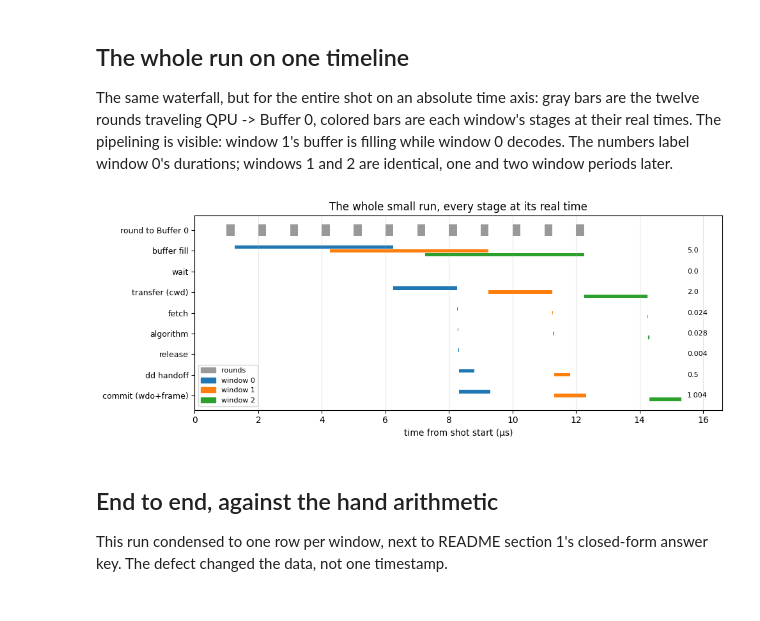
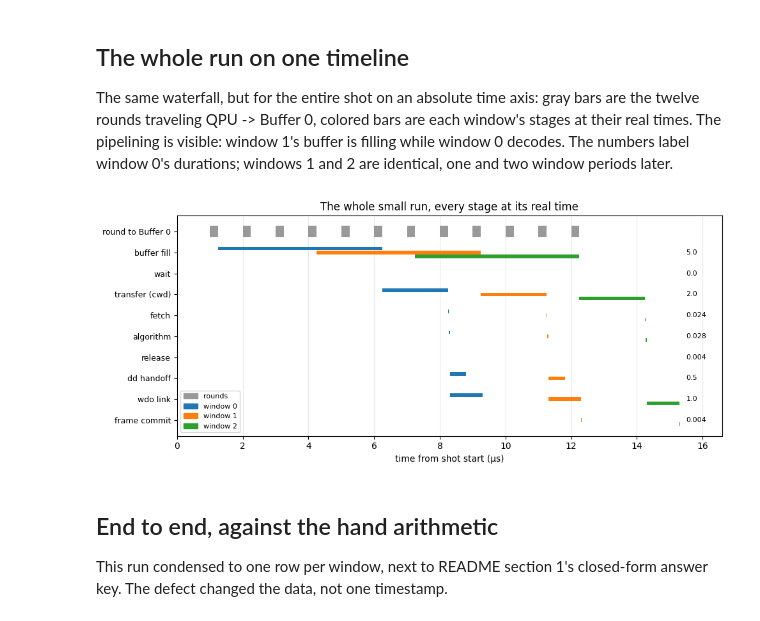
Before and after one commit to Subashkatel/decsim, a Jupyter notebook: guide/walkthrough/small_run.ipynb, the cells around one changed output. Cells and saved outputs as stored; diff of their text form; code cells hidden in the pictures.

Commit message:
guide: wdo link and frame commit as separate stages in every breakdown; background grids

```diff
--- a/guide/walkthrough/small_run.ipynb
+++ b/guide/walkthrough/small_run.ipynb
@@ -568,10 +570,10 @@ window 0's durations; windows 1 and 2 are identical, one and two window
 periods later.
 # %%
 ROWS = ("round to Buffer 0", "buffer fill", "wait", "transfer (cwd)",
-        "fetch", "algorithm", "release", "dd handoff", "commit (wdo+frame)")
+        "fetch", "algorithm", "release", "dd handoff", "wdo link", "frame commit")
 WINDOW_COLORS = ("tab:blue", "tab:orange", "tab:green")
 
-figure, axis = plt.subplots(figsize=(10, 4))
+figure, axis = plt.subplots(figsize=(10, 4.4))
 
 
 def bar(row, start, end, color):
@@ -596,36 +598,39 @@ for window_id, window in windows.items():
               for record in decoder_engine.stage_records_for(operation.id, window_id)}
     durations = {}
     durations["buffer fill"] = bar(1, us(window.t_first_round), us(window.t_data_complete), color)
     durations["wait"] = bar(2, us(window.t_data_complete), us(window.t_dispatch), color)
     durations["transfer (cwd)"] = bar(3, us(cwd[window_id]["send_ticks"]),
                                       us(cwd[window_id]["delivery_ticks"]), color)
     for row, stage in ((4, "fetch"), (5, "algorithm"), (6, "release")):
         durations[stage] = bar(row, us(stages[stage].start_ticks), us(stages[stage].end_ticks), color)
     if window_id in dd:
         durations["dd handoff"] = bar(7, us(dd[window_id]["send_ticks"]),
                                       us(dd[window_id]["delivery_ticks"]), color)
-    durations["commit (wdo+frame)"] = bar(8, us(wdo[window_id]["send_ticks"]),
-                                          us(frame_records[window_id].committed_ticks), color)
+    durations["wdo link"] = bar(8, us(wdo[window_id]["send_ticks"]),
+                                us(wdo[window_id]["delivery_ticks"]), color)
+    durations["frame commit"] = bar(9, us(frame_records[window_id].accepted_ticks),
+                                    us(frame_records[window_id].committed_ticks), color)
     if window_id == 0:
         for row, name in enumerate(ROWS[1:], start=1):
             if name in durations:
                 axis.text(15.5, row, str(round(durations[name], 3)), va="center", fontsize=8)
 
 axis.set_yticks(range(len(ROWS)))
 axis.set_yticklabels(ROWS, fontsize=9)
 axis.invert_yaxis()
 axis.set_xlim(0, 16.6)
 axis.set_xlabel("time from shot start (µs)")
 axis.set_title("The whole small run, every stage at its real time")
 handles = [plt.Rectangle((0, 0), 1, 1, color=color) for color in ("0.6",) + WINDOW_COLORS]
 axis.legend(handles, ("rounds", "window 0", "window 1", "window 2"),
             loc="lower left", fontsize=8)
 axis.grid(alpha=0.3, axis="x")
+axis.set_axisbelow(True)
 figure.tight_layout()
 figure.savefig(repo_root / "guide" / "walkthrough" / "figures" / "small_run_timeline.png", dpi=200)
 plt.show()
 # %% [output]
-[figure, old version]
+[figure, new version]
 # %% [markdown]
 ## End to end, against the hand arithmetic
 
```
Also changed, not shown: parts of 1 cell of this notebook, 5 other files.
